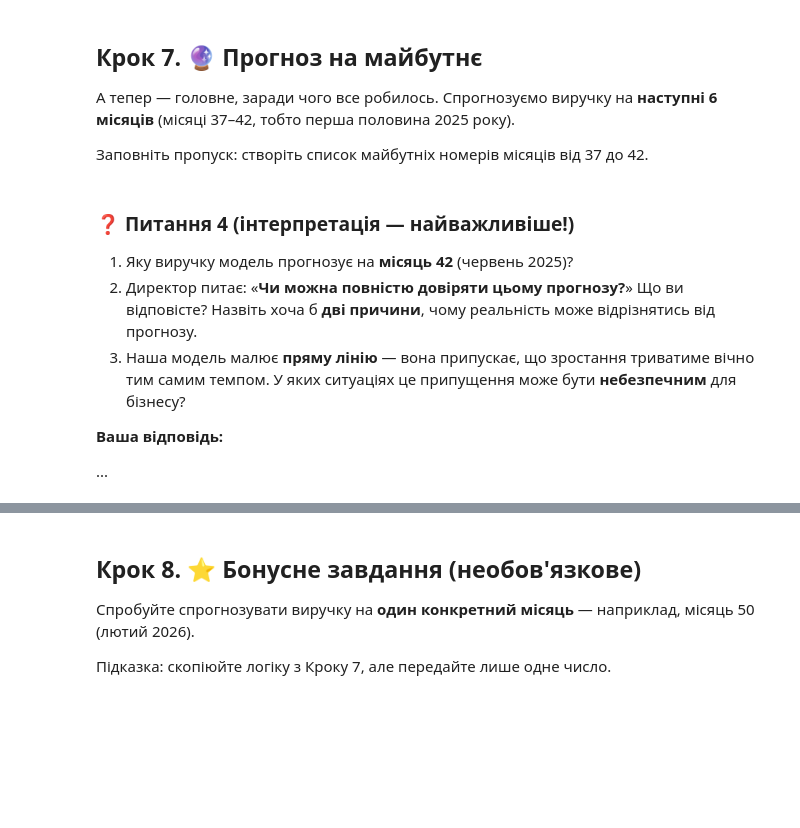
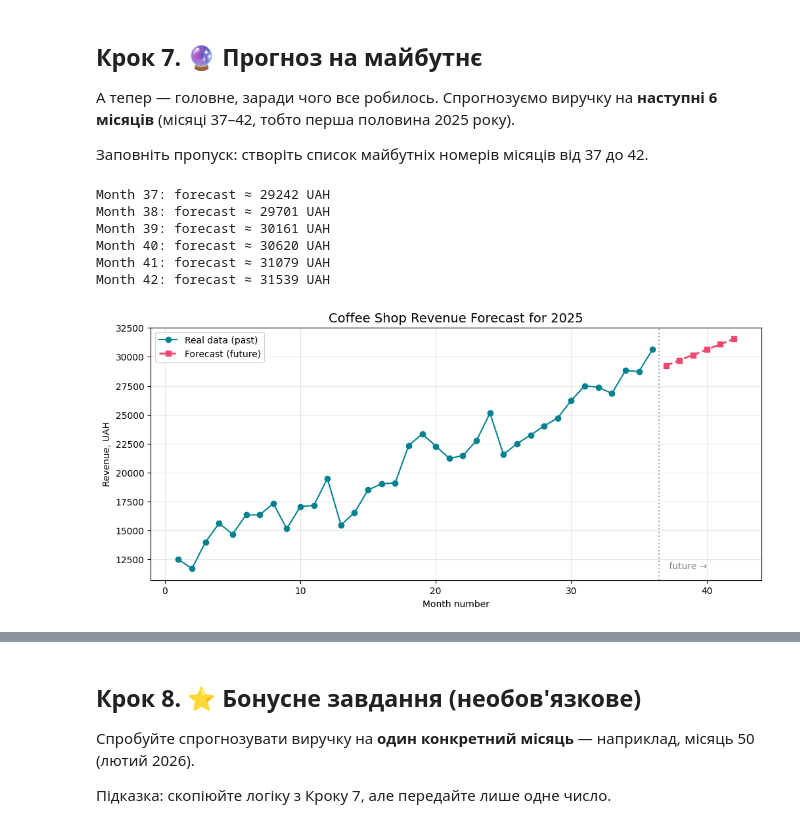
Before and after one commit to NatalieAleksandrova2026/ShopSphere_ua, a Jupyter notebook: python_project/coffee_forecast.ipynb, the cells around one changed output, grey strips where cells are left out. Cells and saved outputs as stored; diff of their text form; code cells hidden in the pictures; blank space fills up the shorter version.

```diff
--- a/python_project/coffee_forecast.ipynb
+++ b/python_project/coffee_forecast.ipynb
@@ -174,33 +225,32 @@ future_predictions = model.predict(future_months)
 
 # Показуємо результат
 for m, pred in zip(future_months["month_number"], future_predictions):
-    print(f"Місяць {m}: прогноз ≈ {pred:.0f} грн")
+    print(f"Month {m}: forecast ≈ {pred:.0f} UAH")
+# %% [output]
+Month 37: forecast ≈ 29242 UAH
+Month 38: forecast ≈ 29701 UAH
+Month 39: forecast ≈ 30161 UAH
+Month 40: forecast ≈ 30620 UAH
+Month 41: forecast ≈ 31079 UAH
+Month 42: forecast ≈ 31539 UAH
 # %%
 # Побудуємо фінальний графік: минуле + прогноз
 plt.figure(figsize=(12, 5))
 
 # Реальні дані
-plt.plot(df["month_number"], df["revenue"], marker="o", color="#028090", label="Реальні дані (минуле)")
+plt.plot(df["month_number"], df["revenue"], marker="o", color="#028090", label="Real data (past)")
 
 # Прогноз на майбутнє
 plt.plot(future_months["month_number"], future_predictions,
-         marker="s", color="#EF476F", linewidth=2, linestyle="--", label="Прогноз (майбутнє)")
+         marker="s", color="#EF476F", linewidth=2, linestyle="--", label="Forecast (future)")
 
 plt.axvline(x=36.5, color="gray", linestyle=":", alpha=0.7)
-plt.text(37, df["revenue"].min(), " майбутнє →", color="gray")
-plt.title("Прогноз виручки кав'ярні на 2025 рік", fontsize=14)
-plt.xlabel("Номер місяця")
-plt.ylabel("Виручка, грн")
+plt.text(37, df["revenue"].min(), " future →", color="gray")
+plt.title("Coffee Shop Revenue Forecast for 2025", fontsize=14)
+plt.xlabel("Month number")
+plt.ylabel("Revenue, UAH")
 plt.legend()
 plt.grid(alpha=0.3)
 plt.show()
+# %% [output]
+[figure, added]
-# %% [markdown]
-### ❓ Питання 4 (інтерпретація — найважливіше!)
-
-1. Яку виручку модель прогнозує на **місяць 42** (червень 2025)?
-2. Директор питає: «**Чи можна повністю довіряти цьому прогнозу?**» Що ви відповісте? Назвіть хоча б **дві причини**, чому реальність може відрізнятись від прогнозу.
-3. Наша модель малює **пряму лінію** — вона припускає, що зростання триватиме вічно тим самим темпом. У яких ситуаціях це припущення може бути **небезпечним** для бізнесу?
-
-**Ваша відповідь:**
-
-...
```
Also changed, not shown: parts of 14 cells of this notebook.
